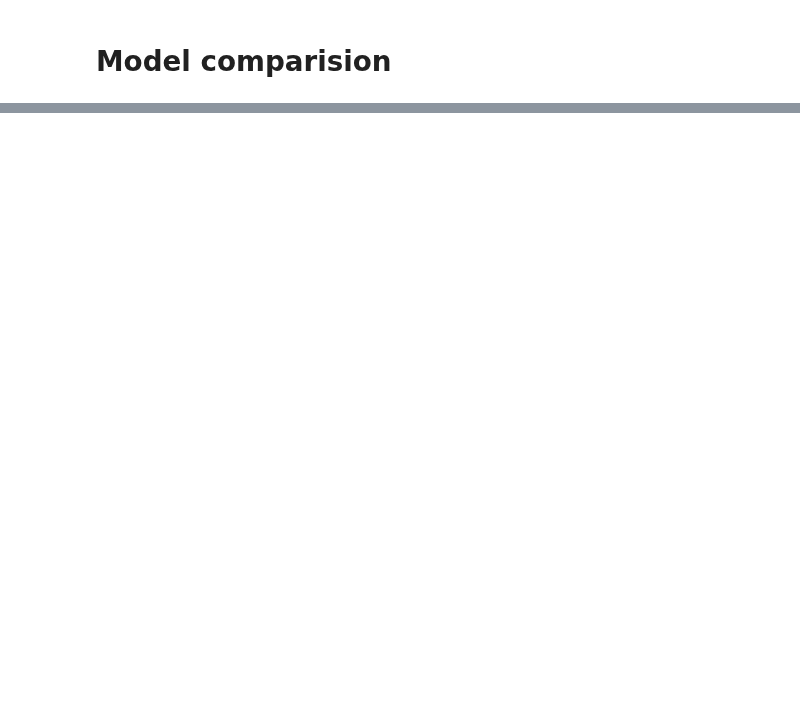
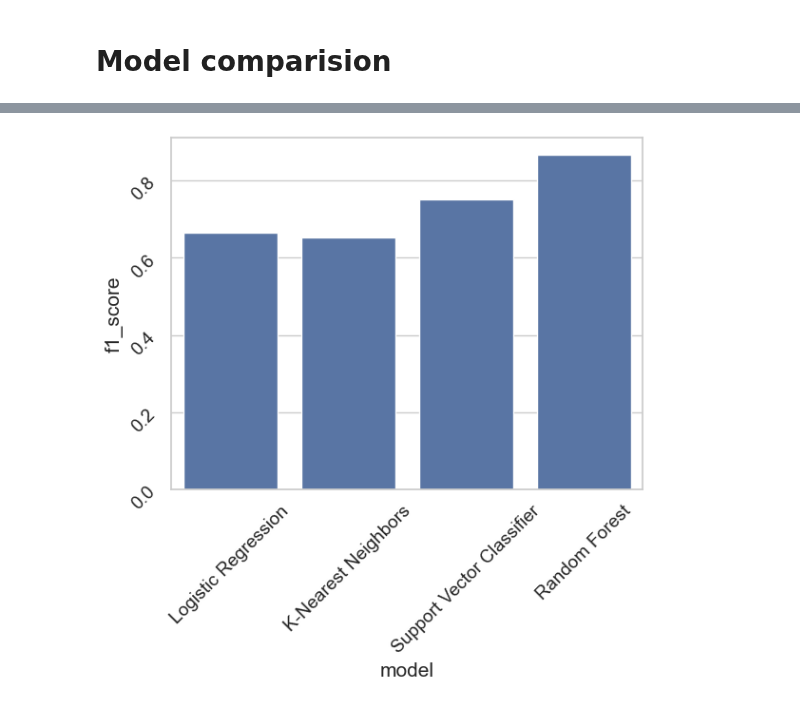
Before and after one commit to kasiadybcio/Credit_card, a Jupyter notebook: notebooks/4.summary.ipynb, the cells around one changed output, grey strips where cells are left out. Cells and saved outputs as stored; diff of their text form; code cells hidden in the pictures; blank space fills up the shorter version.

```diff
--- a/notebooks/4.summary.ipynb
+++ b/notebooks/4.summary.ipynb
@@ -270,0 +284,5 @@ pred
+# %%
+g = sns.barplot(results,x = 'model', y = 'f1_score')
+g.tick_params(labelrotation=45)
+# %% [output]
+[figure, added]
```
Also changed, not shown: parts of 12 cells of this notebook.
